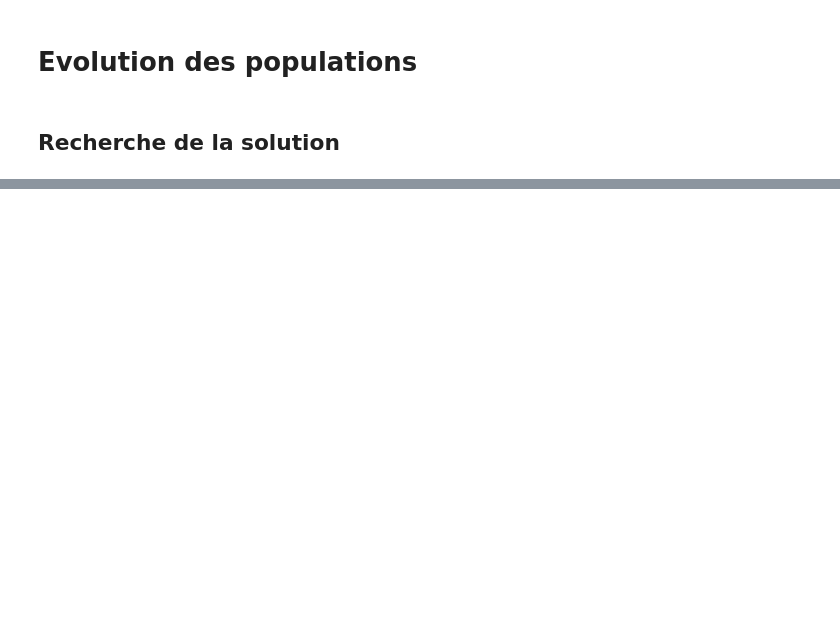
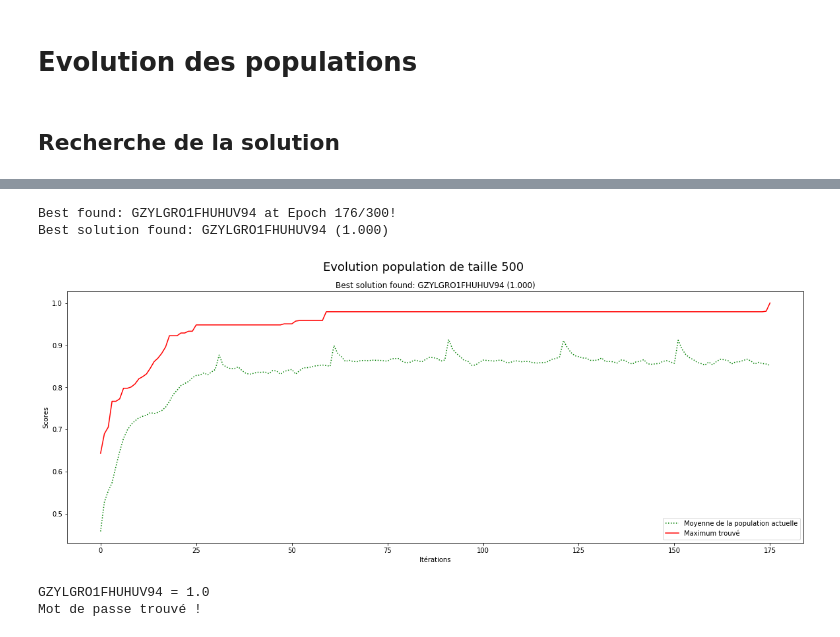
Before and after one commit to pierreelliott/genetic_algorithms, a Jupyter notebook: TP Genetic Algorithm.ipynb, the cells around one changed output, grey strips where cells are left out. Saved outputs shown, nothing was run; the diff lists cells and outputs as text; code cells hidden in the pictures; blank space fills up the shorter version.

```diff
--- a/TP Genetic Algorithm.ipynb
+++ b/TP Genetic Algorithm.ipynb
@@ -120,0 +95,12 @@ Best solution found: OZYLGRGUFH1HUV94 (0.958)
+# %%
+search(500, 300)
+# %% [output]
+Best found: GZYLGRO1FHUHUV94 at Epoch 176/300!
+Best solution found: GZYLGRO1FHUHUV94 (1.000)
+[figure, added]
+# %%
+print('GZYLGRO1FHUHUV94 =',check(group_number=GROUP_ID, attempt='GZYLGRO1FHUHUV94'))
+print("Mot de passe trouvé !")
+# %% [output]
+GZYLGRO1FHUHUV94 = 1.0
+Mot de passe trouvé !
```
Also changed, not shown: parts of 11 cells of this notebook, 1 other file.
